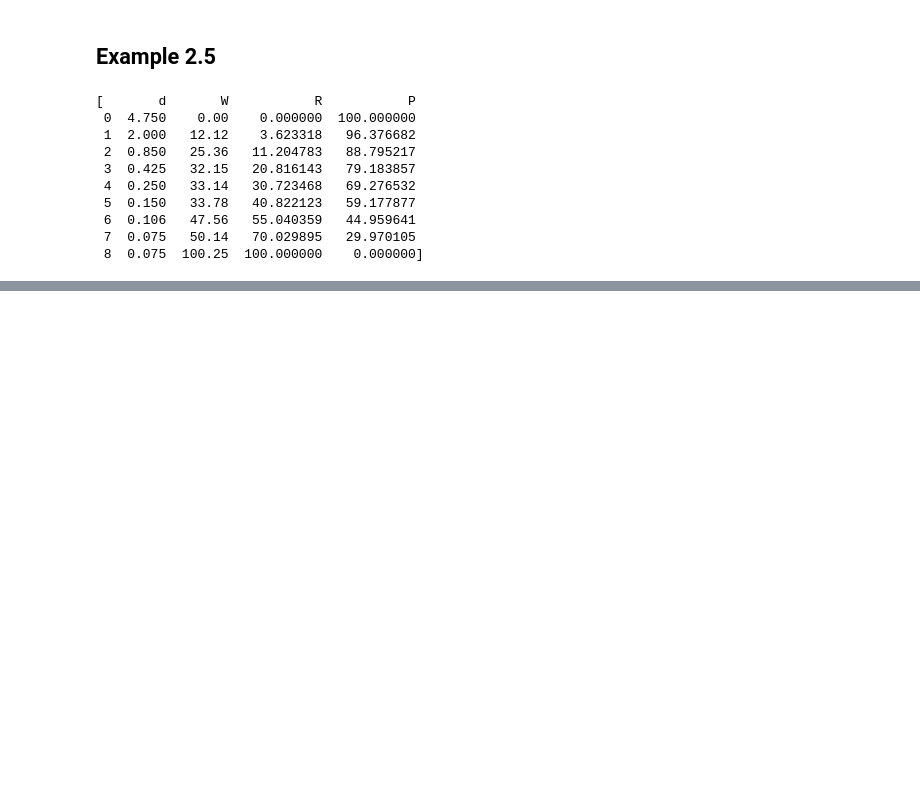
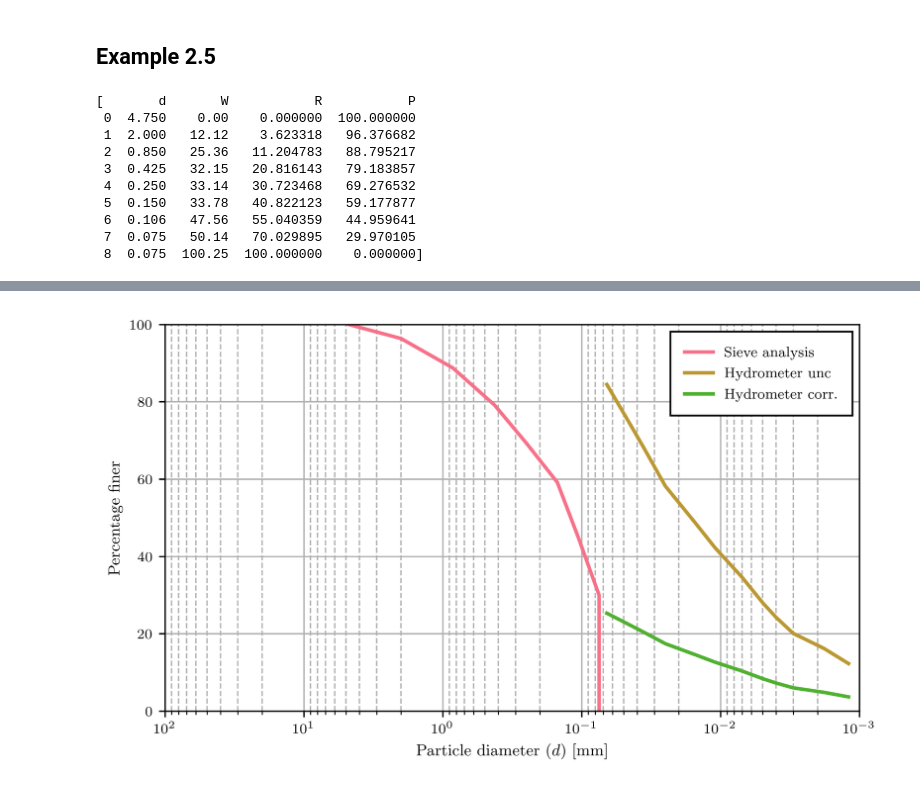
Before and after one commit to luisez1988/CIE365-Soil-mechanics, a Jupyter notebook: grain_size/Exercises and Homework assigment problems.ipynb, the cells around one changed output, grey strips where cells are left out. Drawn from its saved outputs; the diff is of its cells as text; code cells hidden in the pictures; blank space fills up the shorter version.

```diff
--- a/grain_size/Exercises and Homework assigment problems.ipynb
+++ b/grain_size/Exercises and Homework assigment problems.ipynb
@@ -95,0 +96,5 @@ plt.savefig('combinedGSD.svg')
+# %%
+GSD2=GSD1.copy()
+# GSD2['P']=GSD1['P']*GSD[0]['P'][7]/100
+GSD.append(GSD2)
+GSD[1]
@@ -95,0 +119,2 @@ plt.savefig('combinedGSD.svg')
+# %%
+GSD[2]['P']=GSD[2]['P']*GSD[0]['P'][7]/100
@@ -95,0 +137,11 @@ plt.savefig('combinedGSD.svg')
+# %%
+lims=[[0.001, 100],[0,100],1,0,1 ]
+IDs=[r'Sieve analysis',r'Hydrometer unc', r'Hydrometer corr.']
+GF.PlotAll(GSD, IDs, 'd', 'P', hold=1, xlabel=r'Particle diameter ($d$) [mm]',\
+          ylabel=r'Percentage finer', xsize=7, ysize=4, lims=lims, linewith=2)
+plt.xscale('log')
+plt.grid(True)
+plt.grid(b=True, which='minor', linestyle='--')
+plt.savefig('combinedGSD_2.svg')
+# %% [output]
+[figure, added]
```
Also changed, not shown: parts of 4 cells of this notebook, 4 other files.
